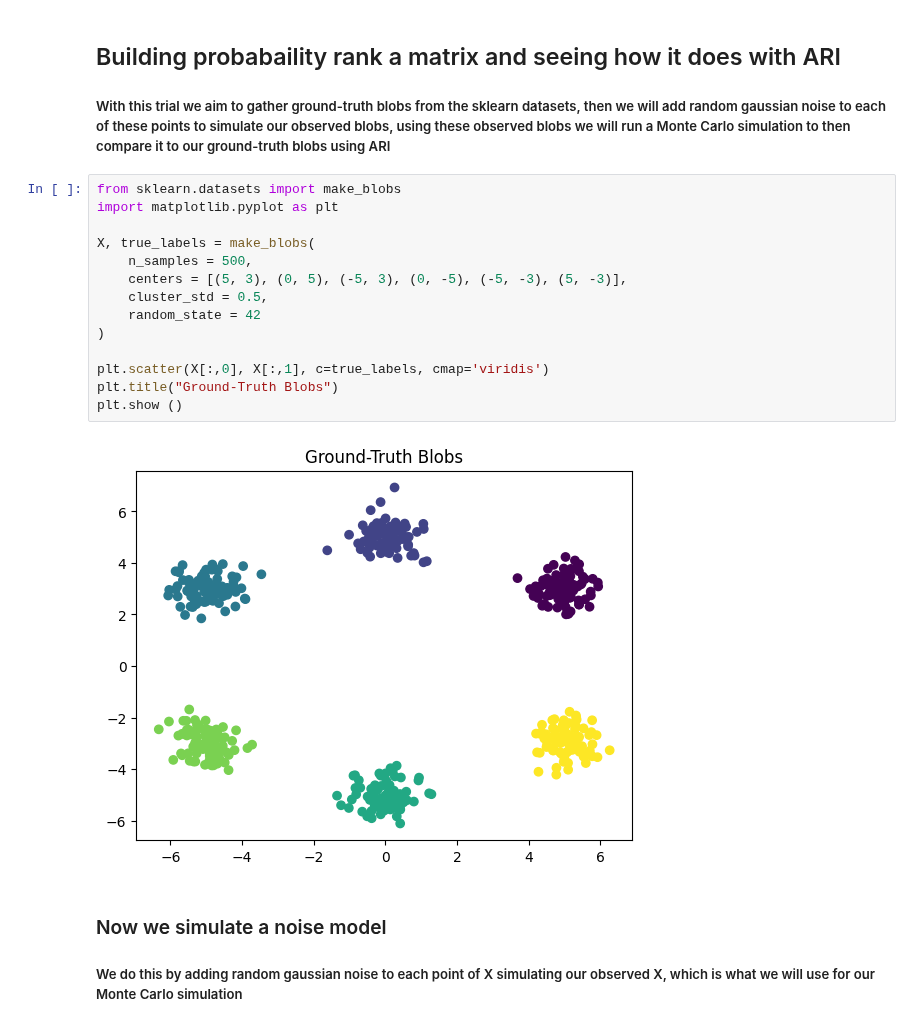
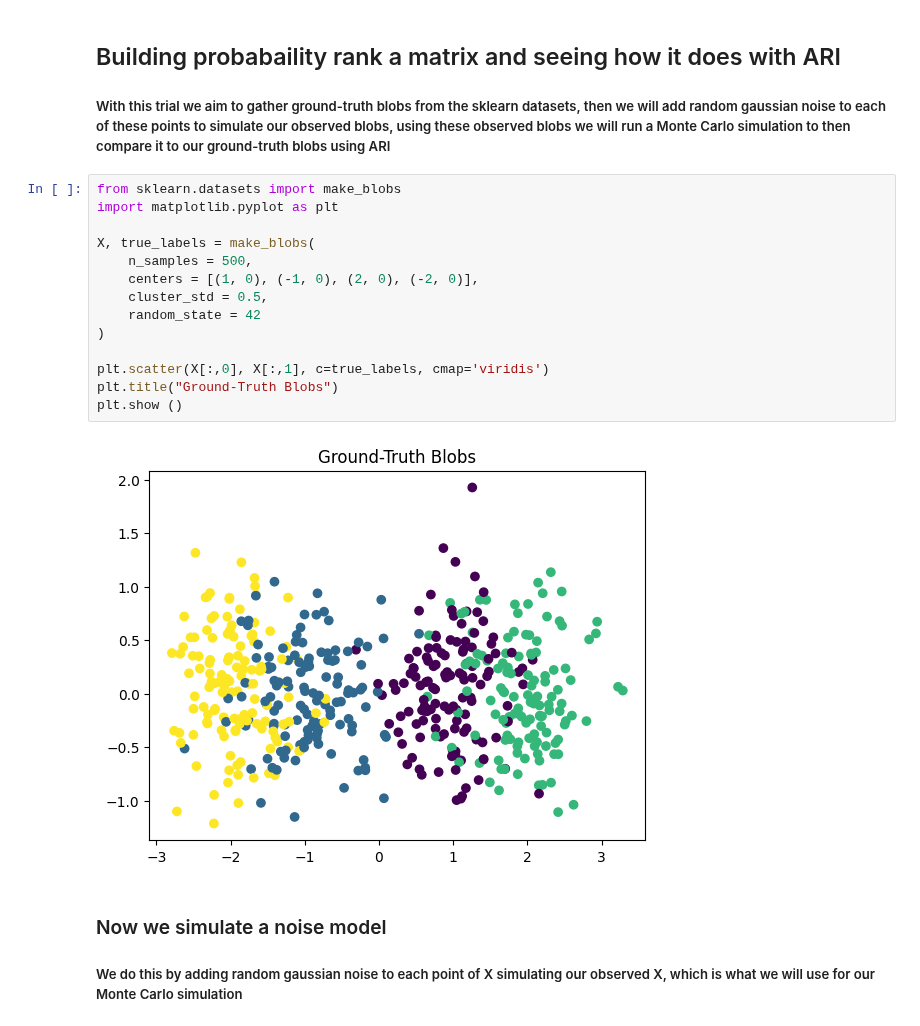
Before and after one commit to RobinB1lo/New-HDBSCAN, a Jupyter notebook: trials/probability_rank.ipynb, the cells around one changed output. Cells and saved outputs as stored; diff of their text form.

Commit message:
Ran more tests, now with overlapping blobs, added a plotting function to make it easier to compare vanilla HDBSCAN with our probabaility rank matrix HDBSCAN

```diff
--- a/trials/probability_rank.ipynb
+++ b/trials/probability_rank.ipynb
@@ -4,19 +4,19 @@
 # %%
 from sklearn.datasets import make_blobs
 import matplotlib.pyplot as plt
 
 X, true_labels = make_blobs(
     n_samples = 500,
-    centers = [(5, 3), (0, 5), (-5, 3), (0, -5), (-5, -3), (5, -3)],
+    centers = [(1, 0), (-1, 0), (2, 0), (-2, 0)],
     cluster_std = 0.5,
     random_state = 42
 )
 
 plt.scatter(X[:,0], X[:,1], c=true_labels, cmap='viridis')
 plt.title("Ground-Truth Blobs")
 plt.show ()
 # %% [output]
-[figure, old version]
+[figure, new version]
 # %% [markdown]
 ### Now we simulate a noise model
 ##### We do this by adding random gaussian noise to each point of X simulating our observed X, which is what we will use for our Monte Carlo simulation
```
Also changed, not shown: parts of 2 cells of this notebook, 3 other files.
